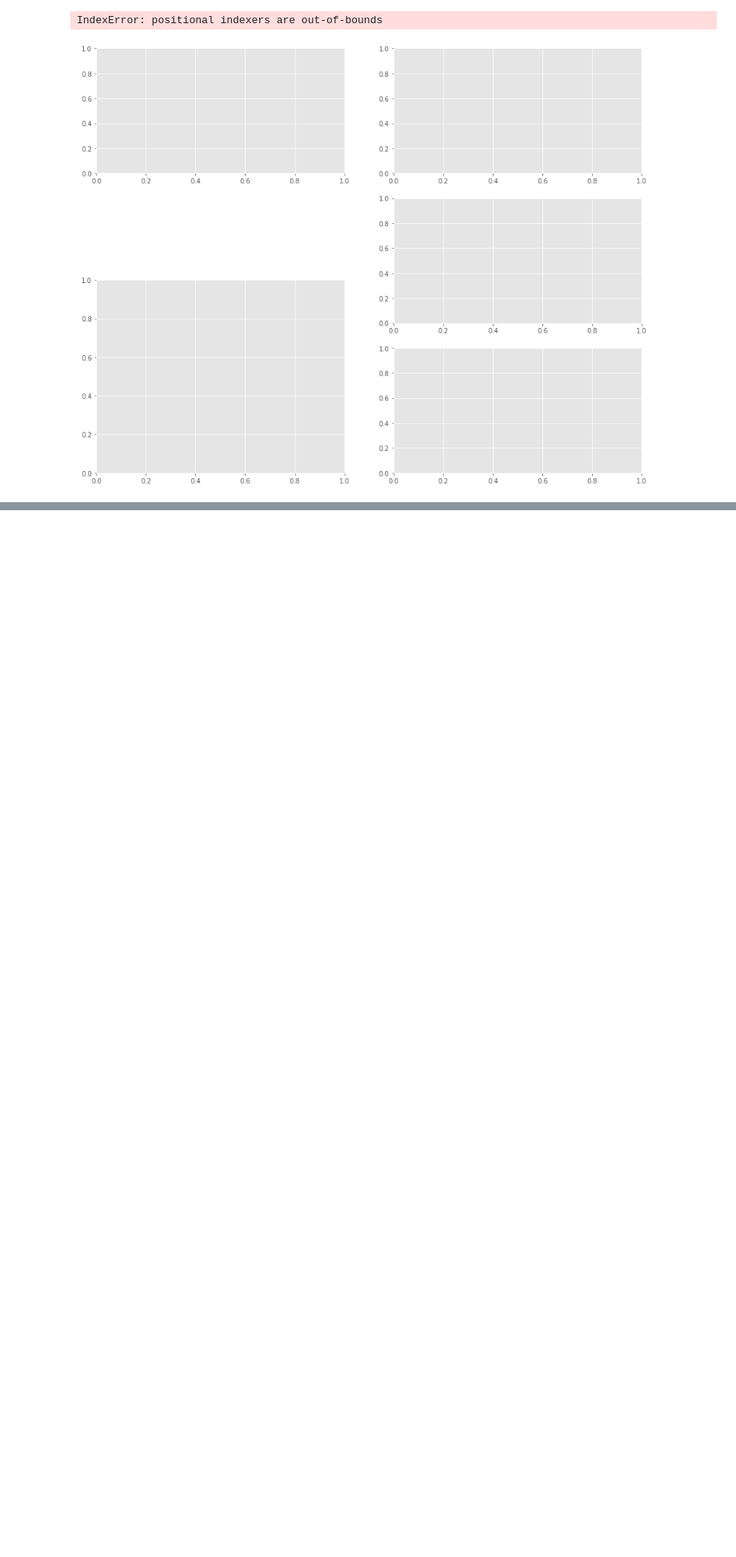
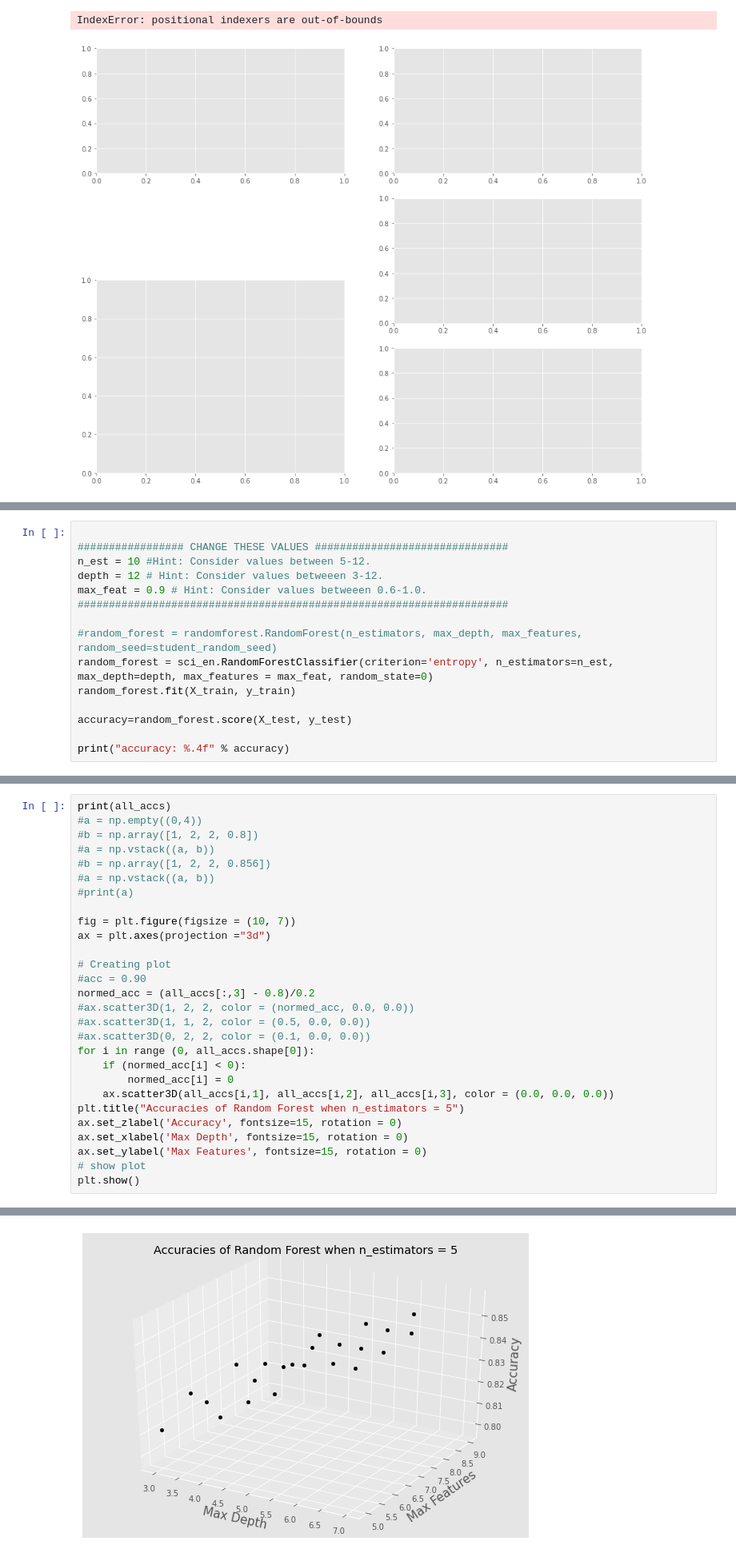
Before and after one commit to garrettnorden20/machine-learning-project, a Jupyter notebook: Untitled.ipynb, the cells around one changed output, grey strips where cells are left out. Shown at 80% size. Cells and saved outputs as stored; diff of their text form; blank space fills up the shorter version.

Commit message:
Added Random Forest and KMeans implementation

```diff
--- a/Untitled.ipynb
+++ b/Untitled.ipynb
@@ -339,2 +407,16 @@ IndexError: positional indexers are out-of-bounds
 # %%
+
+################# CHANGE THESE VALUES ###############################
+n_est = 10 #Hint: Consider values between 5-12.
+depth = 12 # Hint: Consider values betweeen 3-12.
+max_feat = 0.9 # Hint: Consider values betweeen 0.6-1.0.
+#####################################################################
+
+#random_forest = randomforest.RandomForest(n_estimators, max_depth, max_features, random_seed=student_random_seed)
+random_forest = sci_en.RandomForestClassifier(criterion='entropy', n_estimators=n_est, max_depth=depth, max_features = max_feat, random_state=0)
+random_forest.fit(X_train, y_train)
+
+accuracy=random_forest.score(X_test, y_test)
+
+print("accuracy: %.4f" % accuracy)
 # %% [output]
@@ -342,0 +473,29 @@ IndexError: positional indexers are out-of-bounds
+# %%
+print(all_accs)
+#a = np.empty((0,4))
+#b = np.array([1, 2, 2, 0.8])
+#a = np.vstack((a, b))
+#b = np.array([1, 2, 2, 0.856])
+#a = np.vstack((a, b))
+#print(a)
+
+fig = plt.figure(figsize = (10, 7))
+ax = plt.axes(projection ="3d")
+
+# Creating plot
+#acc = 0.90
+normed_acc = (all_accs[:,3] - 0.8)/0.2
+#ax.scatter3D(1, 2, 2, color = (normed_acc, 0.0, 0.0))
+#ax.scatter3D(1, 1, 2, color = (0.5, 0.0, 0.0))
+#ax.scatter3D(0, 2, 2, color = (0.1, 0.0, 0.0))
+for i in range (0, all_accs.shape[0]):
+    if (normed_acc[i] < 0):
+        normed_acc[i] = 0
+    ax.scatter3D(all_accs[i,1], all_accs[i,2], all_accs[i,3], color = (0.0, 0.0, 0.0))
+plt.title("Accuracies of Random Forest when n_estimators = 5")
+ax.set_zlabel('Accuracy', fontsize=15, rotation = 0)
+ax.set_xlabel('Max Depth', fontsize=15, rotation = 0)
+ax.set_ylabel('Max Features', fontsize=15, rotation = 0)
+# show plot
+plt.show()
+# %% [output]
@@ -342,0 +519 @@ IndexError: positional indexers are out-of-bounds
+[figure, added]
```
Also changed, not shown: parts of 20 cells of this notebook, 1 other file.
